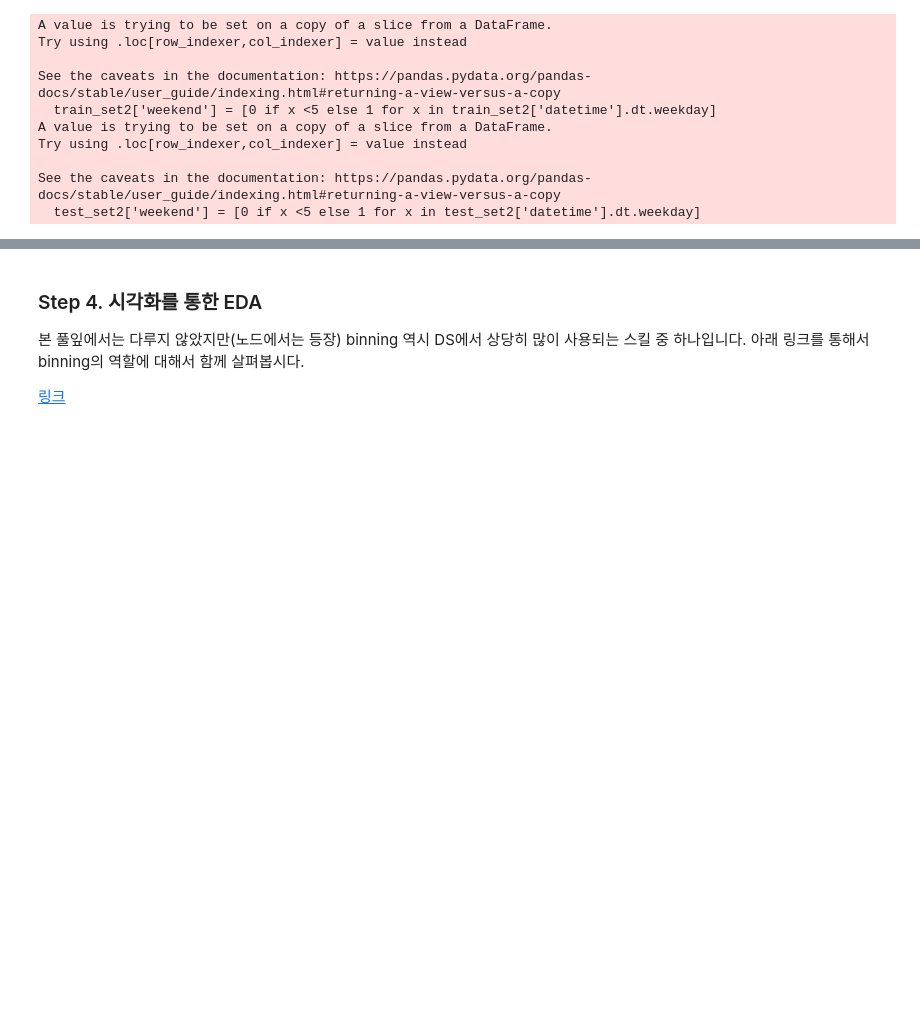
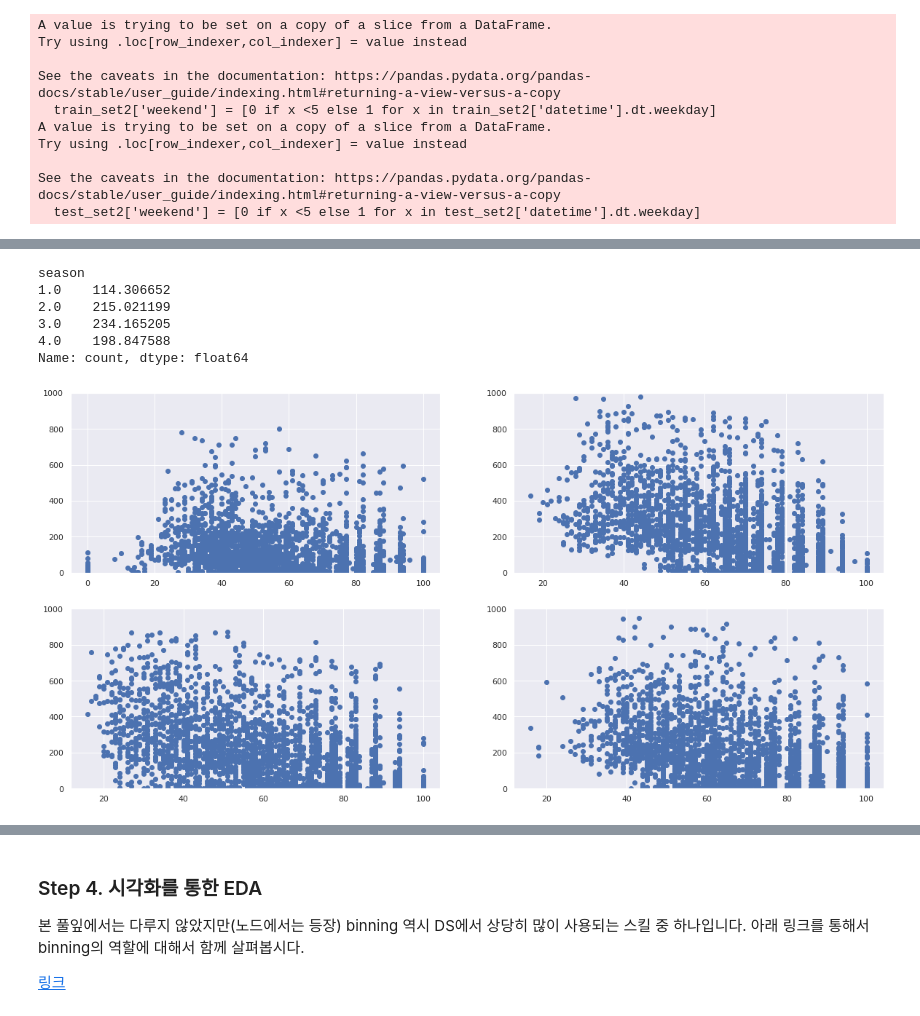
Before and after one commit to katalria/toy_projects, a Jupyter notebook: 5th_week.ipynb, the cells around one changed output, grey strips where cells are left out. Cells and saved outputs as stored; diff of their text form; code cells hidden in the pictures; blank space fills up the shorter version.

```diff
--- a/5th_week.ipynb
+++ b/5th_week.ipynb
@@ -457,0 +627,18 @@ See the caveats in the documentation: https://pandas.pydata.org/pandas-docs/stab
+# %%
+# 계절 별 자전거 이용수 histgram
+train_set3.groupby(['season'])['count'].mean()
+# %% [output]
+season
+1.0    114.306652
+2.0    215.021199
+3.0    234.165205
+4.0    198.847588
+Name: count, dtype: float64
+# %%
+fig,axes = plt.subplots(2,2,figsize=(20,10))
+
+for i in range(4):
+    axes[i%2,i//2].scatter(train_set3.loc[train_set3['season']==i+1,'humidity'],train_set3.loc[train_set3['season']==i+1,'count'])
+    axes[i%2,i//2].set_ylim([0,1000])
+# %% [output]
+[figure, added]
```
Also changed, not shown: parts of 43 cells of this notebook.
